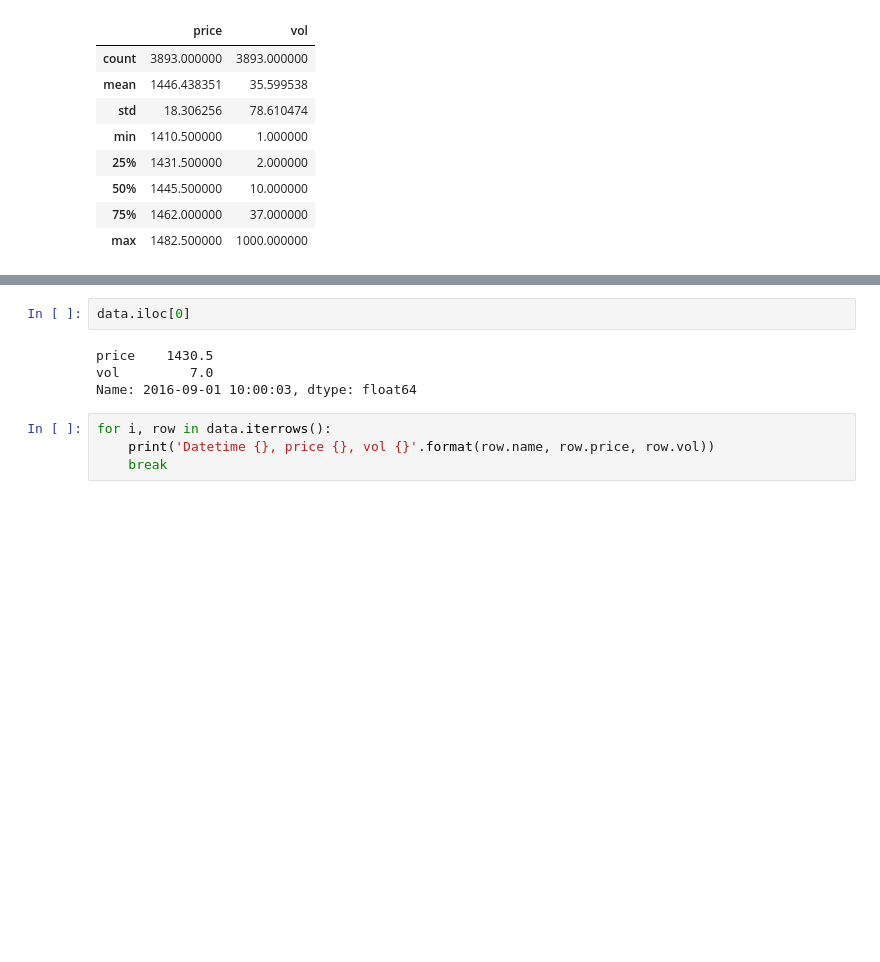
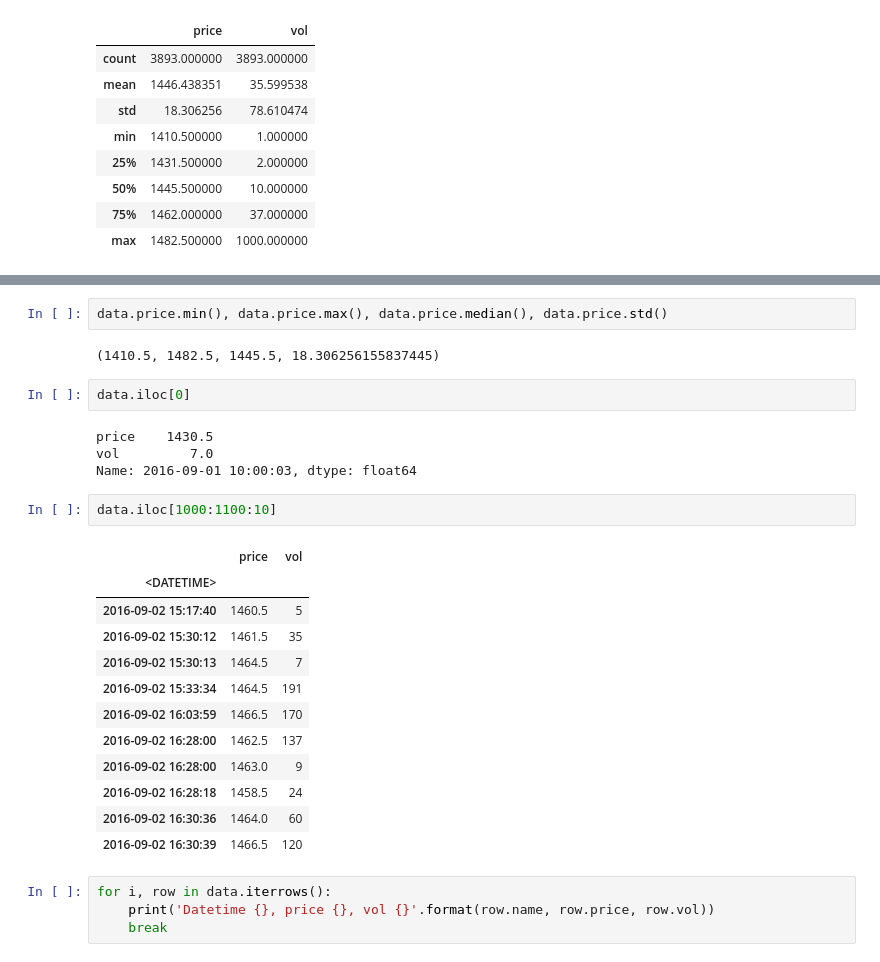
Before and after one commit to poldnev/jupyter-notebooks, a Jupyter notebook: finam-2.ipynb, the cells around one changed output, grey strips where cells are left out. Cells and saved outputs as stored; diff of their text form; blank space fills up the shorter version.

```diff
--- a/finam-2.ipynb
+++ b/finam-2.ipynb
@@ -578,12 +578,31 @@ data['price'].head(5)
 2016-09-01 10:00:10    1431.0
 2016-09-01 10:00:10    1430.5
 Name: price, dtype: float64
+# %%
+data.price.min(), data.price.max(), data.price.median(), data.price.std()
+# %% [output]
+(1410.5, 1482.5, 1445.5, 18.306256155837445)
 # %%
 data.iloc[0]
 # %% [output]
 price    1430.5
 vol         7.0
 Name: 2016-09-01 10:00:03, dtype: float64
+# %%
+data.iloc[1000:1100:10]
+# %% [output]
+|  | price | vol |
+| <DATETIME> |  |  |
+| 2016-09-02 15:17:40 | 1460.5 | 5 |
+| 2016-09-02 15:30:12 | 1461.5 | 35 |
+| 2016-09-02 15:30:13 | 1464.5 | 7 |
+| 2016-09-02 15:33:34 | 1464.5 | 191 |
+| 2016-09-02 16:03:59 | 1466.5 | 170 |
+| 2016-09-02 16:28:00 | 1462.5 | 137 |
+| 2016-09-02 16:28:00 | 1463.0 | 9 |
+| 2016-09-02 16:28:18 | 1458.5 | 24 |
+| 2016-09-02 16:30:36 | 1464.0 | 60 |
+| 2016-09-02 16:30:39 | 1466.5 | 120 |
 # %%
 for i, row in data.iterrows():
     print('Datetime {}, price {}, vol {}'.format(row.name, row.price, row.vol))
```
Also changed, not shown: parts of 10 cells of this notebook.
